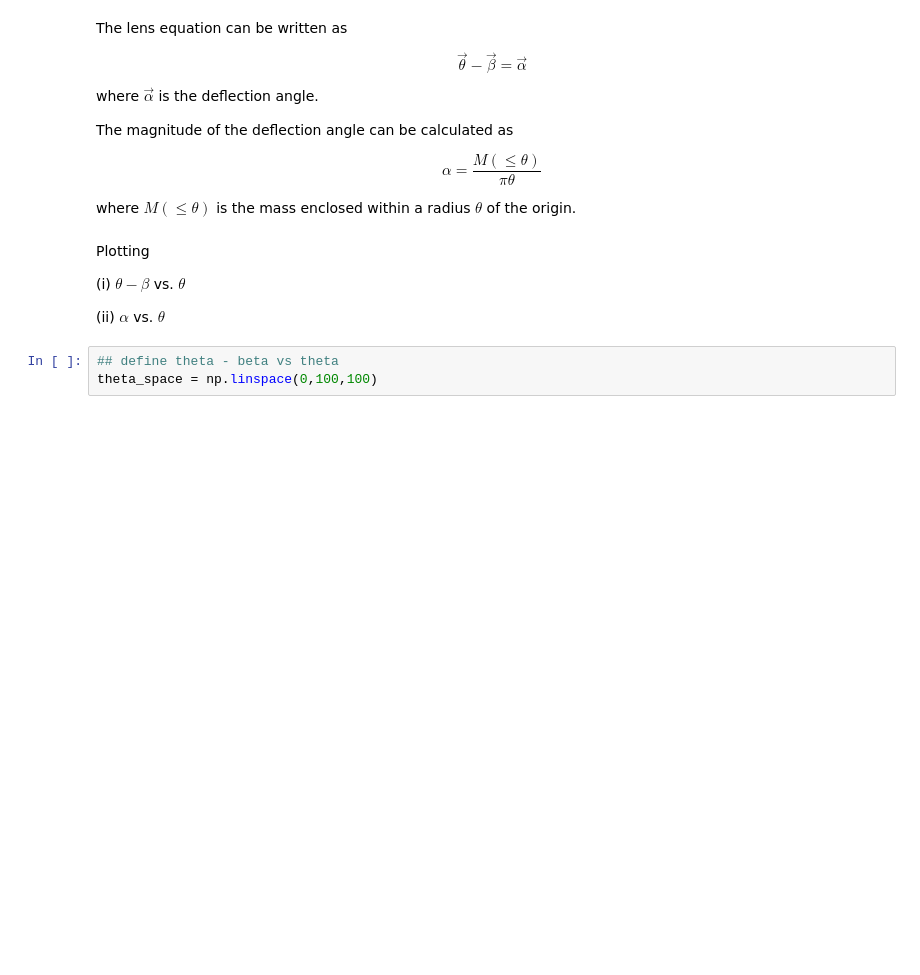
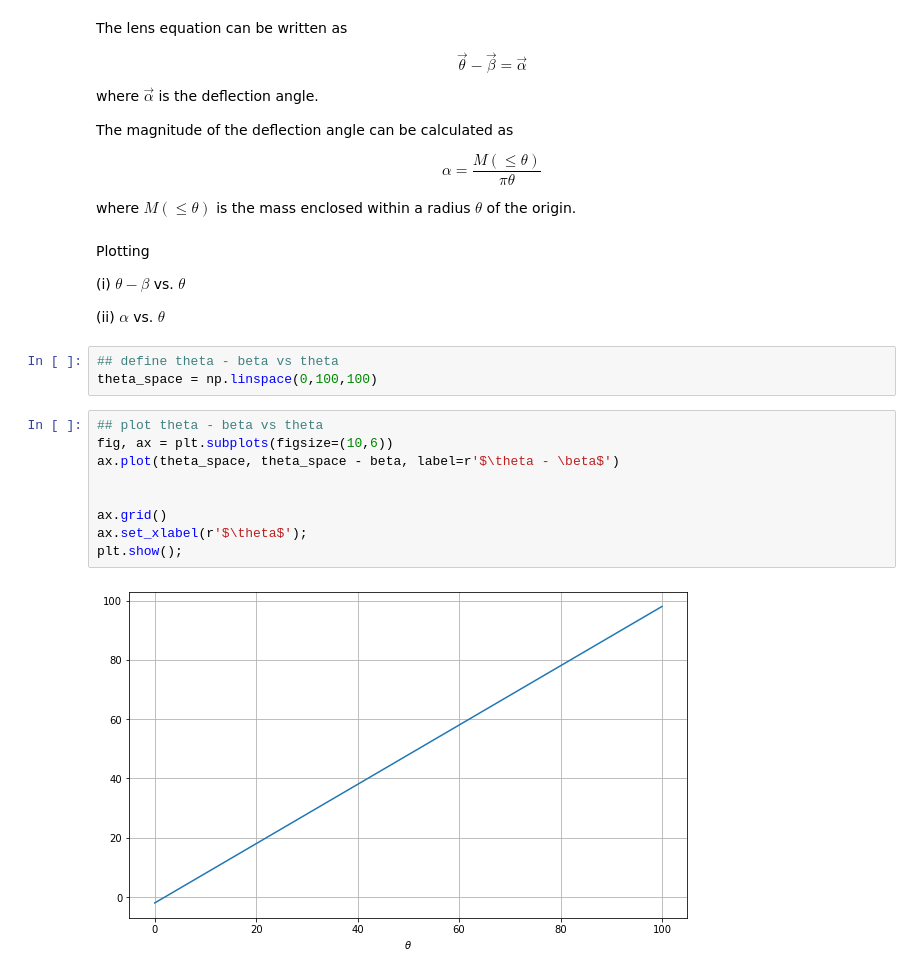
Before and after one commit to tylerbarna/AST8110, a Jupyter notebook: pset03/pset03.ipynb, the cells around one changed output. Saved outputs shown, nothing was run; the diff lists cells and outputs as text; blank space fills up the shorter version.

```diff
--- a/pset03/pset03.ipynb
+++ b/pset03/pset03.ipynb
@@ -121,3 +121,14 @@ Plotting
 # %%
 ## define theta - beta vs theta
 theta_space = np.linspace(0,100,100)
+# %%
+## plot theta - beta vs theta
+fig, ax = plt.subplots(figsize=(10,6))
+ax.plot(theta_space, theta_space - beta, label=r'$\theta - \beta$')
+
+
+ax.grid()
+ax.set_xlabel(r'$\theta$');
+plt.show();
+# %% [output]
+[figure, added]
```
